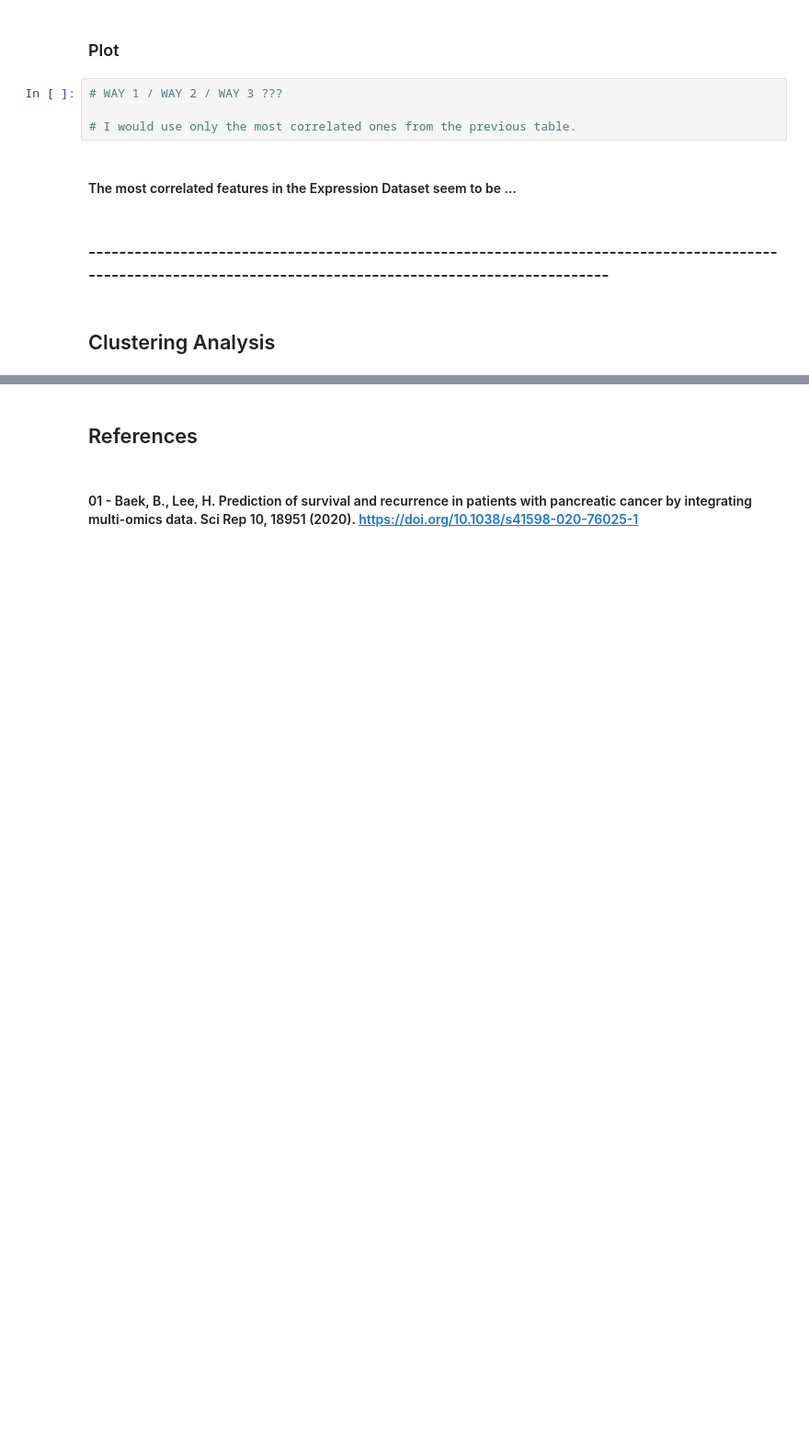
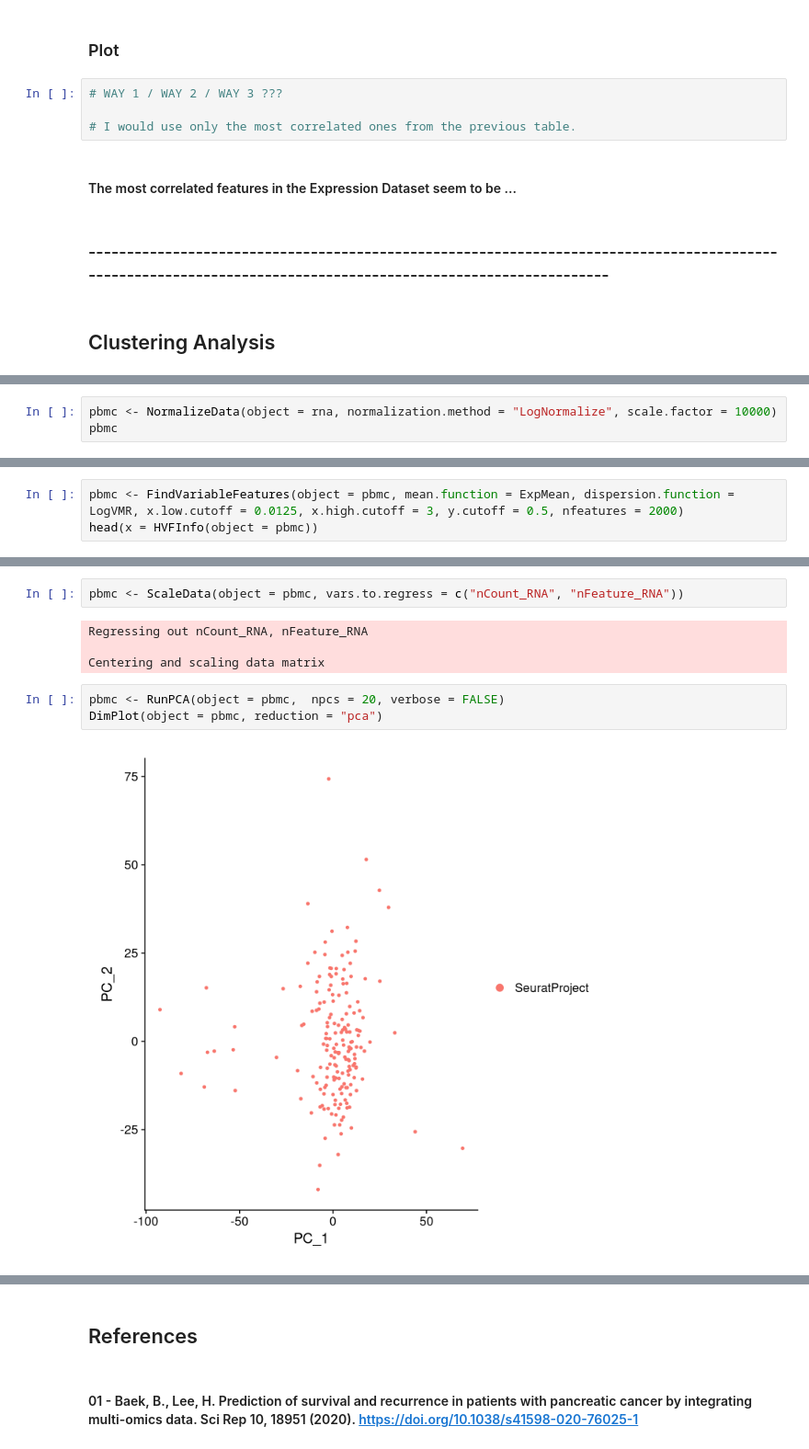
Before and after one commit to markmartorilopez/BigDataAnalytics_R, a Jupyter notebook: BigDataAnalytics_Project2021.ipynb, the cells around one changed output, grey strips where cells are left out. Shown at 92% size. Cells and saved outputs as stored; diff of their text form; blank space fills up the shorter version.

```diff
--- a/BigDataAnalytics_Project2021.ipynb
+++ b/BigDataAnalytics_Project2021.ipynb
@@ -530,0 +572,3 @@ dffcE %>% filter(dffcE[4] >= 0.7 | dffcE[4] <= -0.7)
+# %%
+pbmc <- NormalizeData(object = rna, normalization.method = "LogNormalize", scale.factor = 10000)
+pbmc
@@ -530,0 +579,3 @@ dffcE %>% filter(dffcE[4] >= 0.7 | dffcE[4] <= -0.7)
+# %%
+pbmc <- FindVariableFeatures(object = pbmc, mean.function = ExpMean, dispersion.function = LogVMR, x.low.cutoff = 0.0125, x.high.cutoff = 3, y.cutoff = 0.5, nfeatures = 2000)
+head(x = HVFInfo(object = pbmc))
@@ -530,0 +594,11 @@ dffcE %>% filter(dffcE[4] >= 0.7 | dffcE[4] <= -0.7)
+# %%
+pbmc <- ScaleData(object = pbmc, vars.to.regress = c("nCount_RNA", "nFeature_RNA"))
+# %% [output]
+Regressing out nCount_RNA, nFeature_RNA
+
+Centering and scaling data matrix
+# %%
+pbmc <- RunPCA(object = pbmc,  npcs = 20, verbose = FALSE)
+DimPlot(object = pbmc, reduction = "pca")
+# %% [output]
+[figure, added]
```
Also changed, not shown: parts of 13 cells of this notebook.
